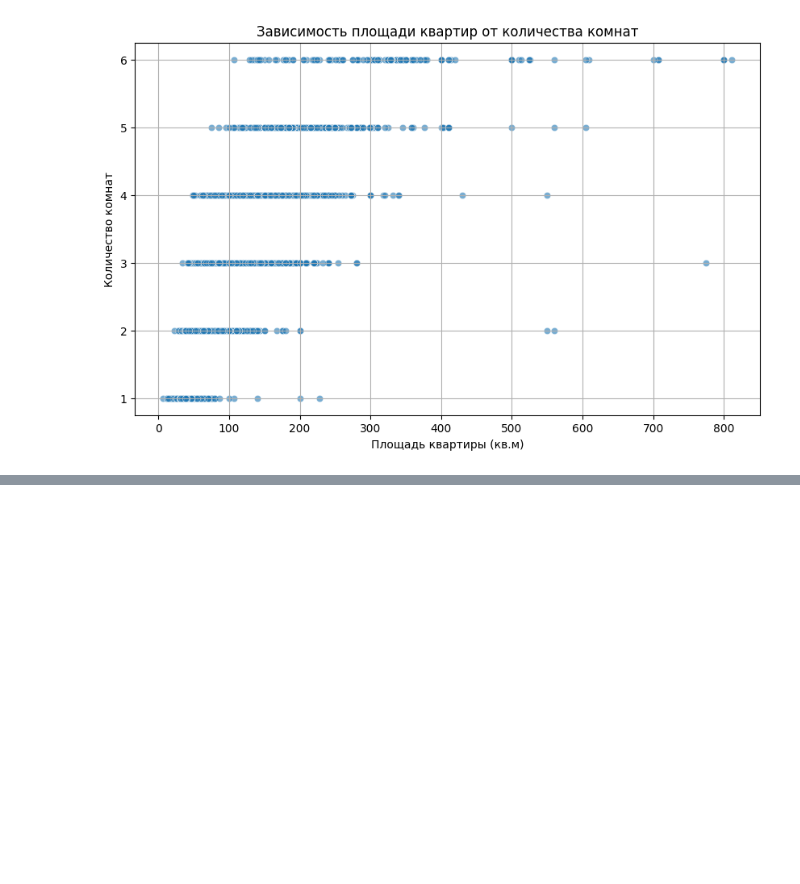
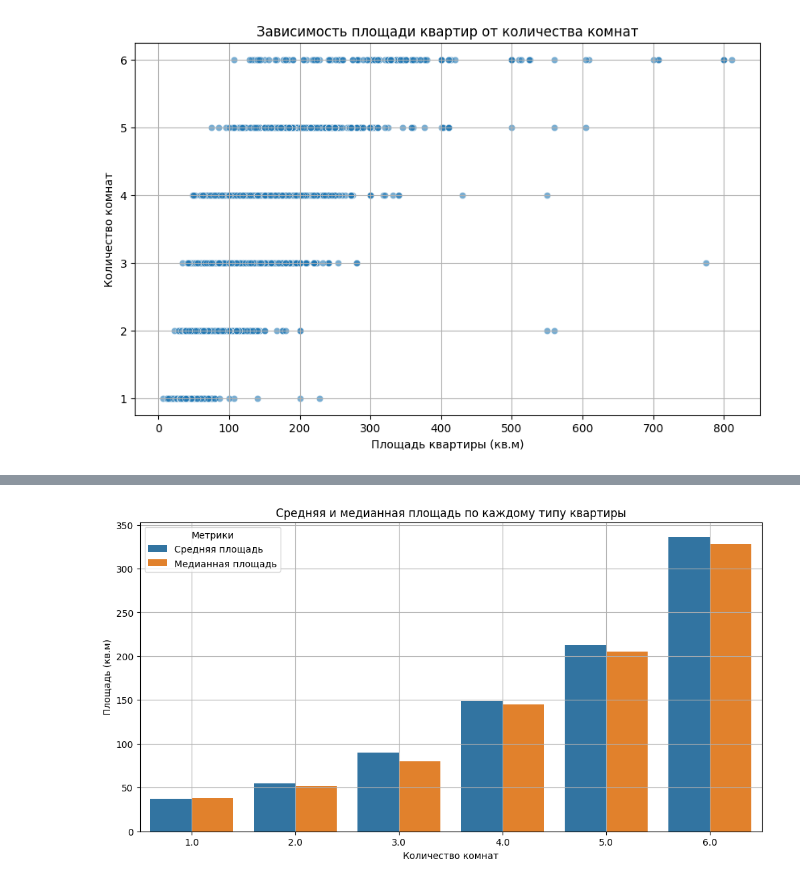
Before and after one commit to Frorxlam/Rent-data-project, a Jupyter notebook: EDA.ipynb, the cells around one changed output, grey strips where cells are left out. Saved outputs shown, nothing was run; the diff lists cells and outputs as text; code cells hidden in the pictures; blank space fills up the shorter version.

```diff
--- a/EDA.ipynb
+++ b/EDA.ipynb
@@ -63,0 +98,19 @@ plt.grid(True)
+# %%
+mean_values = df.groupby('Количество_комнат_без_типов')['Первая_площадь'].mean()
+median_values = df.groupby('Количество_комнат_без_типов')['Первая_площадь'].median()
+
+summary_df = pd.DataFrame({
+    'Средняя площадь': mean_values,
+    'Медианная площадь': median_values
+}).reset_index()
+
+plt.figure(figsize=(12, 6))
+sns.barplot(x='Количество_комнат_без_типов', y='value', hue='Метрики',
+            data=pd.melt(summary_df, id_vars='Количество_комнат_без_типов', value_vars=['Средняя площадь', 'Медианная площадь'], var_name='Метрики'))
+plt.title('Средняя и медианная площадь по каждому типу квартиры')
+plt.xlabel('Количество комнат')
+plt.ylabel('Площадь (кв.м)')
+
+plt.grid(True)
+# %% [output]
+[figure, added]
```
Also changed, not shown: parts of 4 cells of this notebook.
